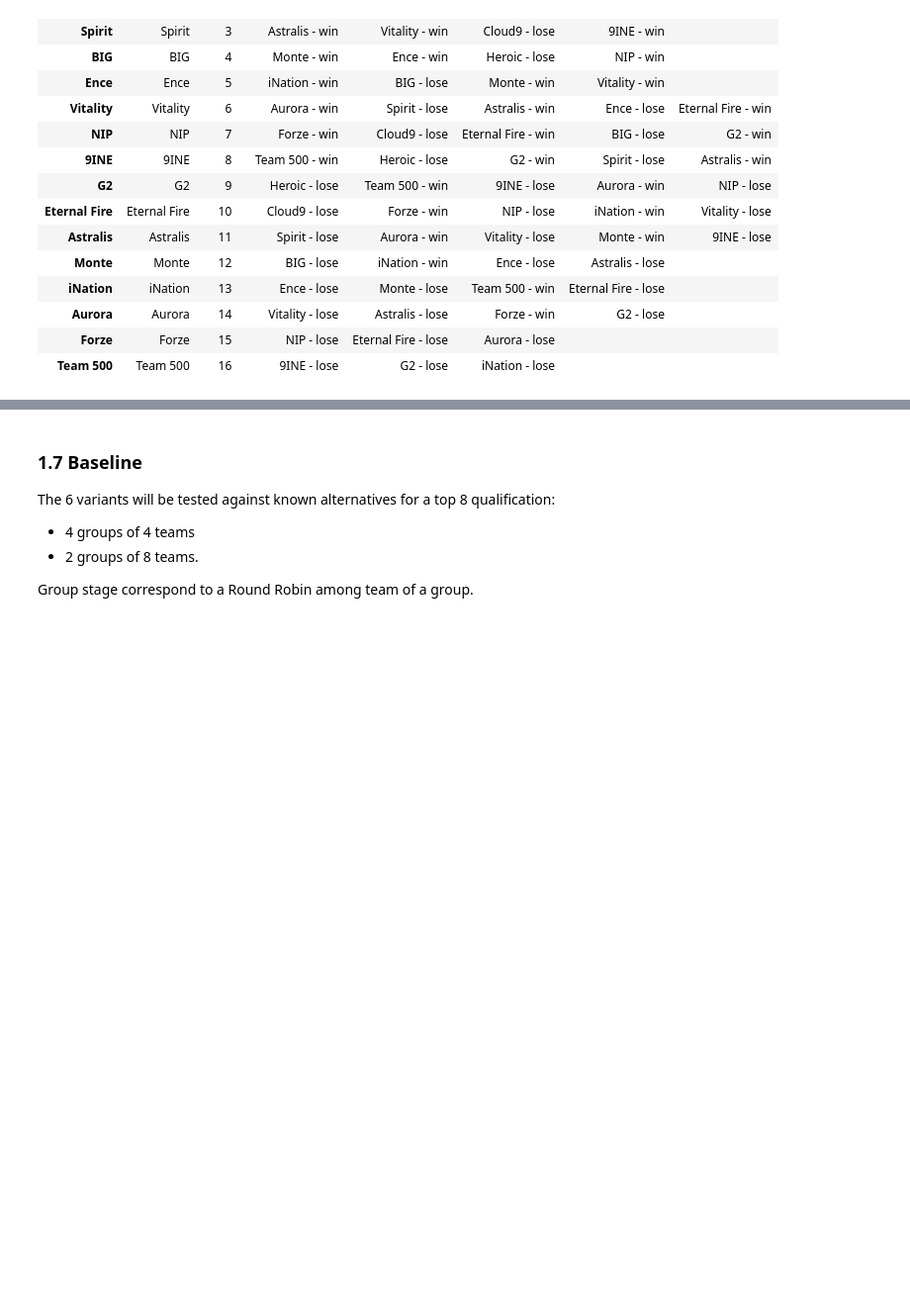
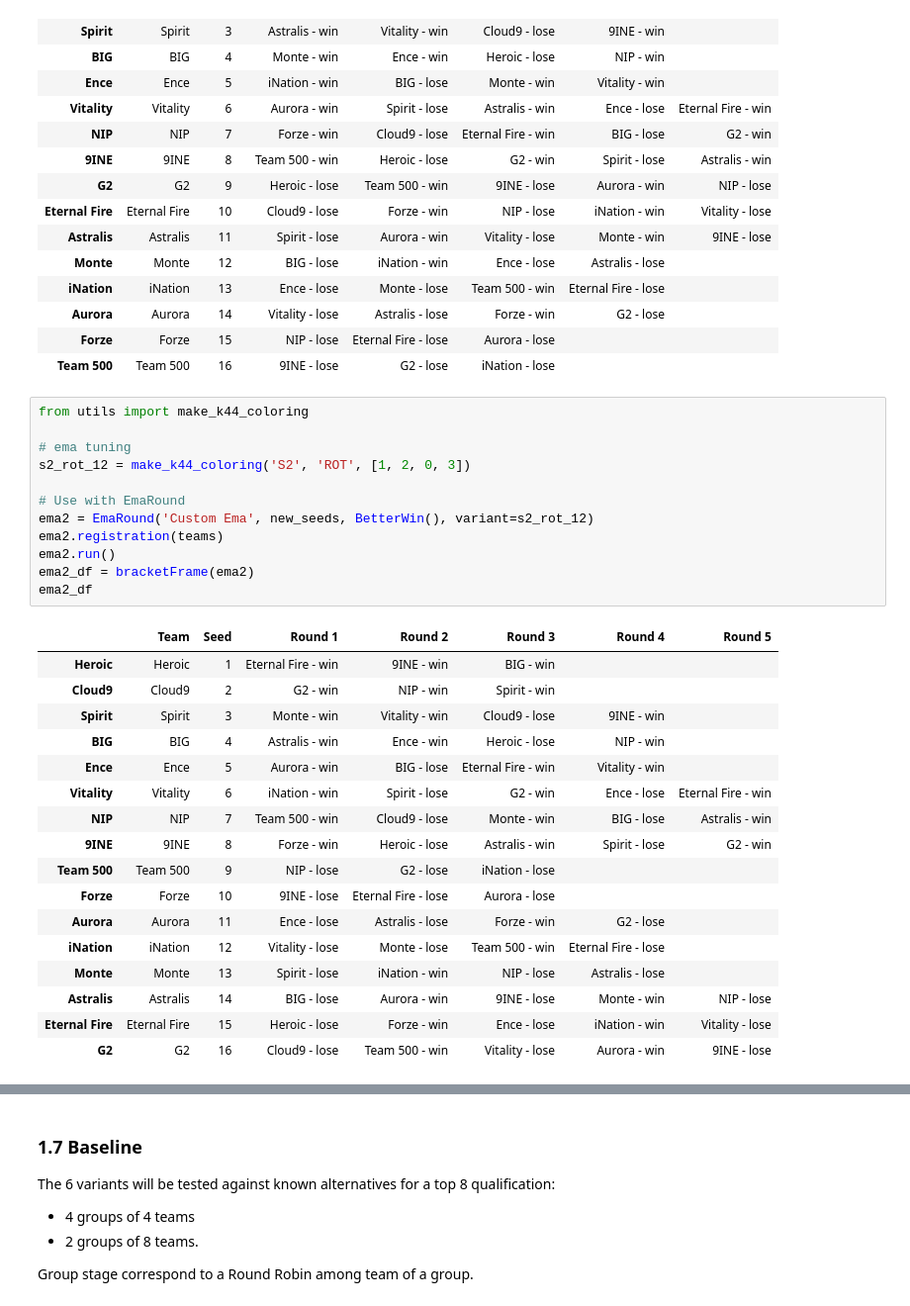
Before and after one commit to Ematrion/SwissBracketMatching, a Jupyter notebook: 2_Simulation.ipynb, the cells around one changed output, grey strips where cells are left out. Shown at 99% size. Saved outputs shown, nothing was run; the diff lists cells and outputs as text; blank space fills up the shorter version.

```diff
--- a/2_Simulation.ipynb
+++ b/2_Simulation.ipynb
@@ -507,3 +501,33 @@ mntb_df
 | Aurora | Aurora | 14 | Vitality - lose | Astralis - lose | Forze - win | G2 - lose |  |
 | Forze | Forze | 15 | NIP - lose | Eternal Fire - lose | Aurora - lose |  |  |
 | Team 500 | Team 500 | 16 | 9INE - lose | G2 - lose | iNation - lose |  |  |
+# %%
+from utils import make_k44_coloring
+
+# ema tuning
+s2_rot_12 = make_k44_coloring('S2', 'ROT', [1, 2, 0, 3])
+
+# Use with EmaRound
+ema2 = EmaRound('Custom Ema', new_seeds, BetterWin(), variant=s2_rot_12)
+ema2.registration(teams)
+ema2.run()
+ema2_df = bracketFrame(ema2)
+ema2_df
+# %% [output]
+|  | Team | Seed | Round 1 | Round 2 | Round 3 | Round 4 | Round 5 |
+| Heroic | Heroic | 1 | Eternal Fire - win | 9INE - win | BIG - win |  |  |
+| Cloud9 | Cloud9 | 2 | G2 - win | NIP - win | Spirit - win |  |  |
+| Spirit | Spirit | 3 | Monte - win | Vitality - win | Cloud9 - lose | 9INE - win |  |
+| BIG | BIG | 4 | Astralis - win | Ence - win | Heroic - lose | NIP - win |  |
+| Ence | Ence | 5 | Aurora - win | BIG - lose | Eternal Fire - win | Vitality - win |  |
+| Vitality | Vitality | 6 | iNation - win | Spirit - lose | G2 - win | Ence - lose | Eternal Fire - win |
+| NIP | NIP | 7 | Team 500 - win | Cloud9 - lose | Monte - win | BIG - lose | Astralis - win |
+| 9INE | 9INE | 8 | Forze - win | Heroic - lose | Astralis - win | Spirit - lose | G2 - win |
+| Team 500 | Team 500 | 9 | NIP - lose | G2 - lose | iNation - lose |  |  |
+| Forze | Forze | 10 | 9INE - lose | Eternal Fire - lose | Aurora - lose |  |  |
+| Aurora | Aurora | 11 | Ence - lose | Astralis - lose | Forze - win | G2 - lose |  |
+| iNation | iNation | 12 | Vitality - lose | Monte - lose | Team 500 - win | Eternal Fire - lose |  |
+| Monte | Monte | 13 | Spirit - lose | iNation - win | NIP - lose | Astralis - lose |  |
+| Astralis | Astralis | 14 | BIG - lose | Aurora - win | 9INE - lose | Monte - win | NIP - lose |
+| Eternal Fire | Eternal Fire | 15 | Heroic - lose | Forze - win | Ence - lose | iNation - win | Vitality - lose |
+| G2 | G2 | 16 | Cloud9 - lose | Team 500 - win | Vitality - lose | Aurora - win | 9INE - lose |
```
Also changed, not shown: parts of 14 cells of this notebook, 36 other files.
